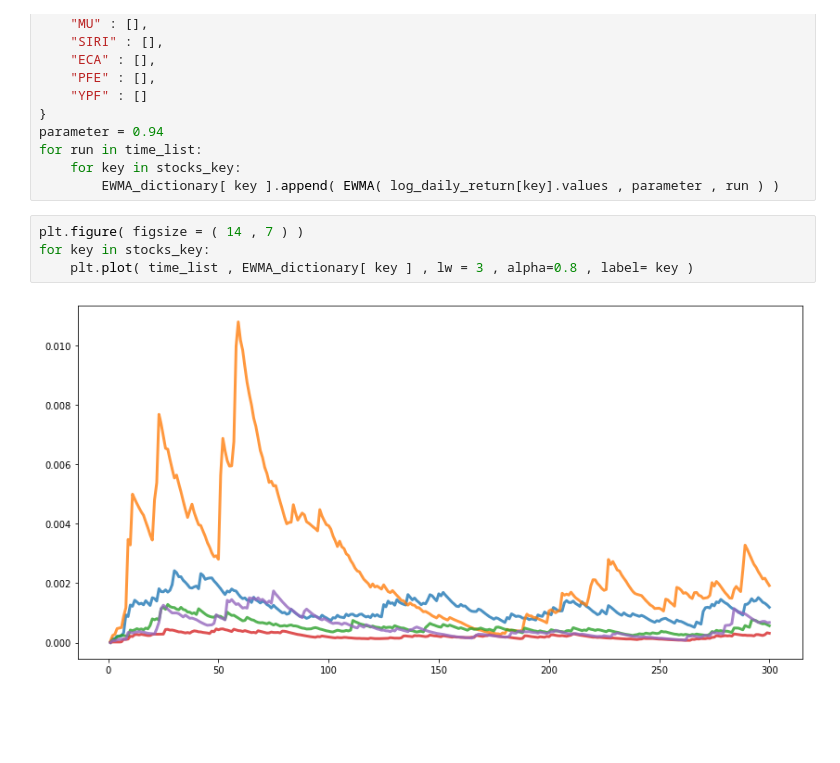
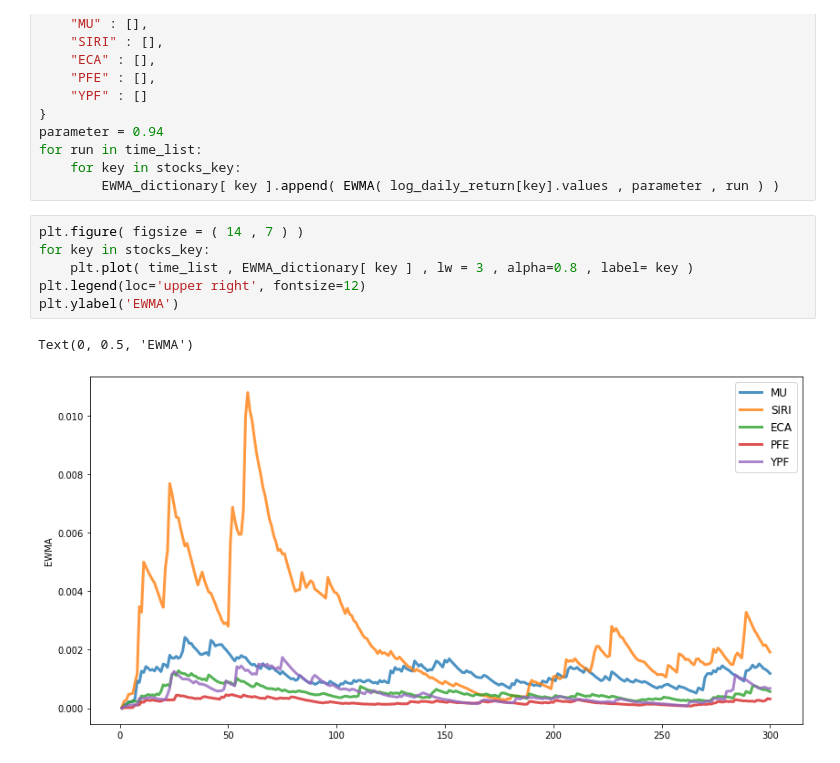
Before and after one commit to SupasanKomonlit/Computational_Finance, a Jupyter notebook: HW_01/HW01_Supasan_Komonlit_5910503871.ipynb, the cells around one changed output. Saved outputs shown, nothing was run; the diff lists cells and outputs as text; blank space fills up the shorter version.

```diff
--- a/HW_01/HW01_Supasan_Komonlit_5910503871.ipynb
+++ b/HW_01/HW01_Supasan_Komonlit_5910503871.ipynb
@@ -400,6 +400,9 @@ for run in time_list:
 # %%
 plt.figure( figsize = ( 14 , 7 ) )
 for key in stocks_key:
     plt.plot( time_list , EWMA_dictionary[ key ] , lw = 3 , alpha=0.8 , label= key )
+plt.legend(loc='upper right', fontsize=12)
+plt.ylabel('EWMA')
 # %% [output]
+Text(0, 0.5, 'EWMA')
-[figure, old version]
+[figure, new version]
```
Also changed, not shown: 2 other files.
